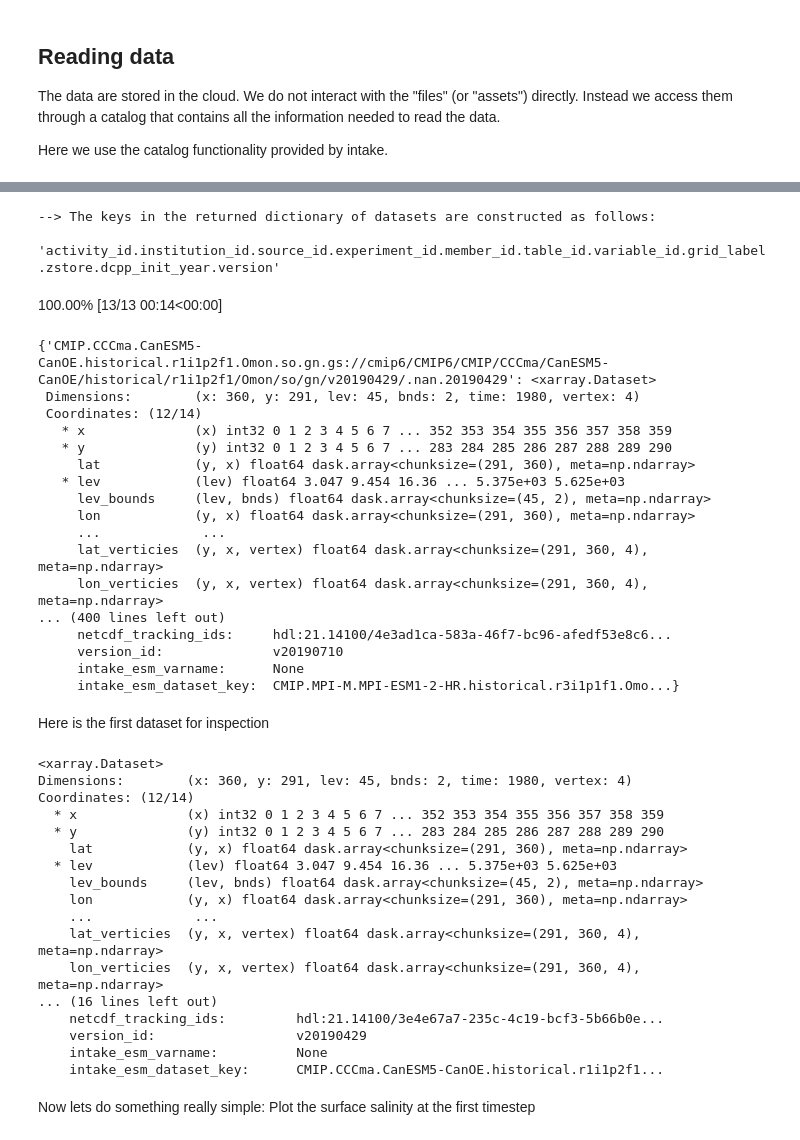
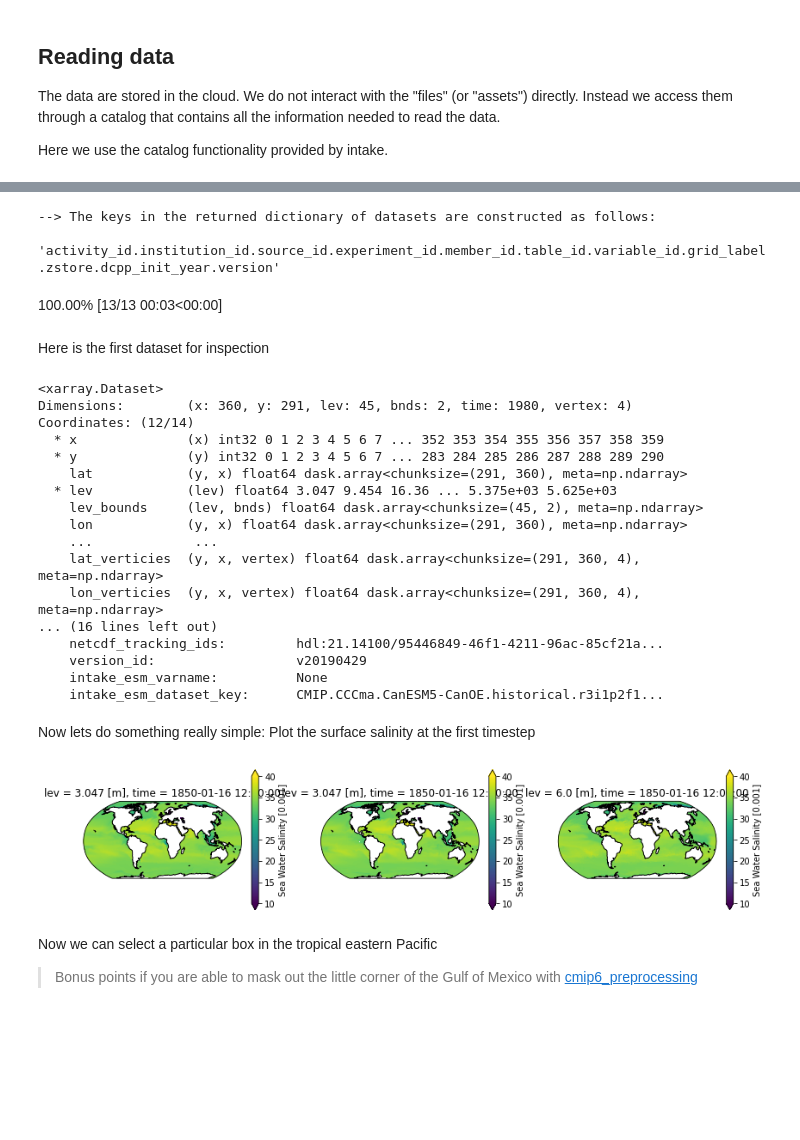
Before and after one commit to jbusecke/tutorial_osm22_cmip6, a Jupyter notebook: getting_started.ipynb, the cells around one changed output, grey strips where cells are left out. Cells and saved outputs as stored; diff of their text form; code cells hidden in the pictures; blank space fills up the shorter version.

```diff
--- a/getting_started.ipynb
+++ b/getting_started.ipynb
@@ -115,9 +136,0 @@ Provide model name as `source_id`
-# %%
-cat = col.search(
-    experiment_id = 'historical',
-    variable_id='so',
-    table_id='Omon',
-    grid_label='gn',
-    source_id=['MPI-ESM1-2-HR', 'CanESM5-CanOE', 'GFDL-ESM4']
-)
-cat
@@ -150,27 +153,7 @@ datasets_dict = cat.to_dataset_dict(
 # %% [output]
 --> The keys in the returned dictionary of datasets are constructed as follows:
         'activity_id.institution_id.source_id.experiment_id.member_id.table_id.variable_id.grid_label.zstore.dcpp_init_year.version'
-100.00% [13/13 00:14<00:00]
+100.00% [13/13 00:03<00:00]
-# %%
-datasets_dict
-# %% [output]
-{'CMIP.CCCma.CanESM5-CanOE.historical.r1i1p2f1.Omon.so.gn.gs://cmip6/CMIP6/CMIP/CCCma/CanESM5-CanOE/historical/r1i1p2f1/Omon/so/gn/v20190429/.nan.20190429': <xarray.Dataset>
- Dimensions:        (x: 360, y: 291, lev: 45, bnds: 2, time: 1980, vertex: 4)
- Coordinates: (12/14)
-   * x              (x) int32 0 1 2 3 4 5 6 7 ... 352 353 354 355 356 357 358 359
-   * y              (y) int32 0 1 2 3 4 5 6 7 ... 283 284 285 286 287 288 289 290
-     lat            (y, x) float64 dask.array<chunksize=(291, 360), meta=np.ndarray>
-   * lev            (lev) float64 3.047 9.454 16.36 ... 5.375e+03 5.625e+03
-     lev_bounds     (lev, bnds) float64 dask.array<chunksize=(45, 2), meta=np.ndarray>
-     lon            (y, x) float64 dask.array<chunksize=(291, 360), meta=np.ndarray>
-     ...             ...
-     lat_verticies  (y, x, vertex) float64 dask.array<chunksize=(291, 360, 4), meta=np.ndarray>
-     lon_verticies  (y, x, vertex) float64 dask.array<chunksize=(291, 360, 4), meta=np.ndarray>
-... (400 lines left out)
-     netcdf_tracking_ids:     hdl:21.14100/4e3ad1ca-583a-46f7-bc96-afedf53e8c6...
-     version_id:              v20190710
-     intake_esm_varname:      None
-     intake_esm_dataset_key:  CMIP.MPI-M.MPI-ESM1-2-HR.historical.r3i1p1f1.Omo...}
 # %% [markdown]
 Here is the first dataset for inspection
 # %%
@@ -189,10 +172,32 @@ Coordinates: (12/14)
     lat_verticies  (y, x, vertex) float64 dask.array<chunksize=(291, 360, 4), meta=np.ndarray>
     lon_verticies  (y, x, vertex) float64 dask.array<chunksize=(291, 360, 4), meta=np.ndarray>
 ... (16 lines left out)
-    netcdf_tracking_ids:         hdl:21.14100/3e4e67a7-235c-4c19-bcf3-5b66b0e...
+    netcdf_tracking_ids:         hdl:21.14100/95446849-46f1-4211-96ac-85cf21a...
     version_id:                  v20190429
     intake_esm_varname:          None
-    intake_esm_dataset_key:      CMIP.CCCma.CanESM5-CanOE.historical.r1i1p2f1...
+    intake_esm_dataset_key:      CMIP.CCCma.CanESM5-CanOE.historical.r3i1p2f1...
 # %% [markdown]
 Now lets do something really simple: Plot the surface salinity at the first timestep
+# %%
+fig, axarr = plt.subplots(
+    ncols=3,
+    figsize=[14,3],
+    subplot_kw={'projection':ccrs.Robinson()}
+)
+for ds, ax in zip(datasets_dict.values(), axarr.flat):
+    ds.isel(time=0, lev=0).so.plot(
+        ax=ax,
+        infer_intervals=False,
+        x='lon',
+        y='lat',
+        transform=ccrs.PlateCarree(),
+        vmax=40,
+        vmin=10,
+    )
+    ax.coastlines()
+# %% [output]
+[figure, added]
+# %% [markdown]
+Now we can select a particular box in the tropical eastern Pacific
+> Bonus points if you are able to mask out the little corner of the Gulf of Mexico with [cmip6_preprocessing](https://cmip6-preprocessing.readthedocs.io/en/latest/regionmask.html)
 # %%
```
Also changed, not shown: parts of 18 cells of this notebook, 1 other file.
